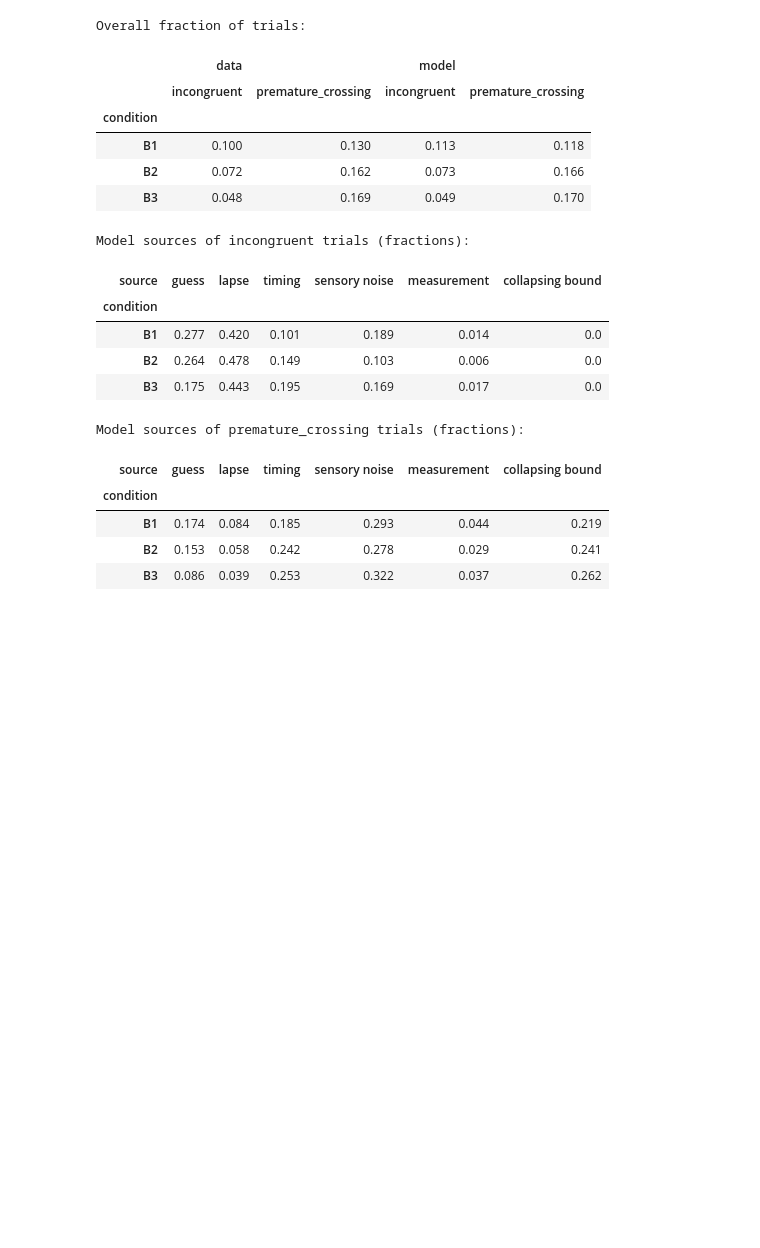
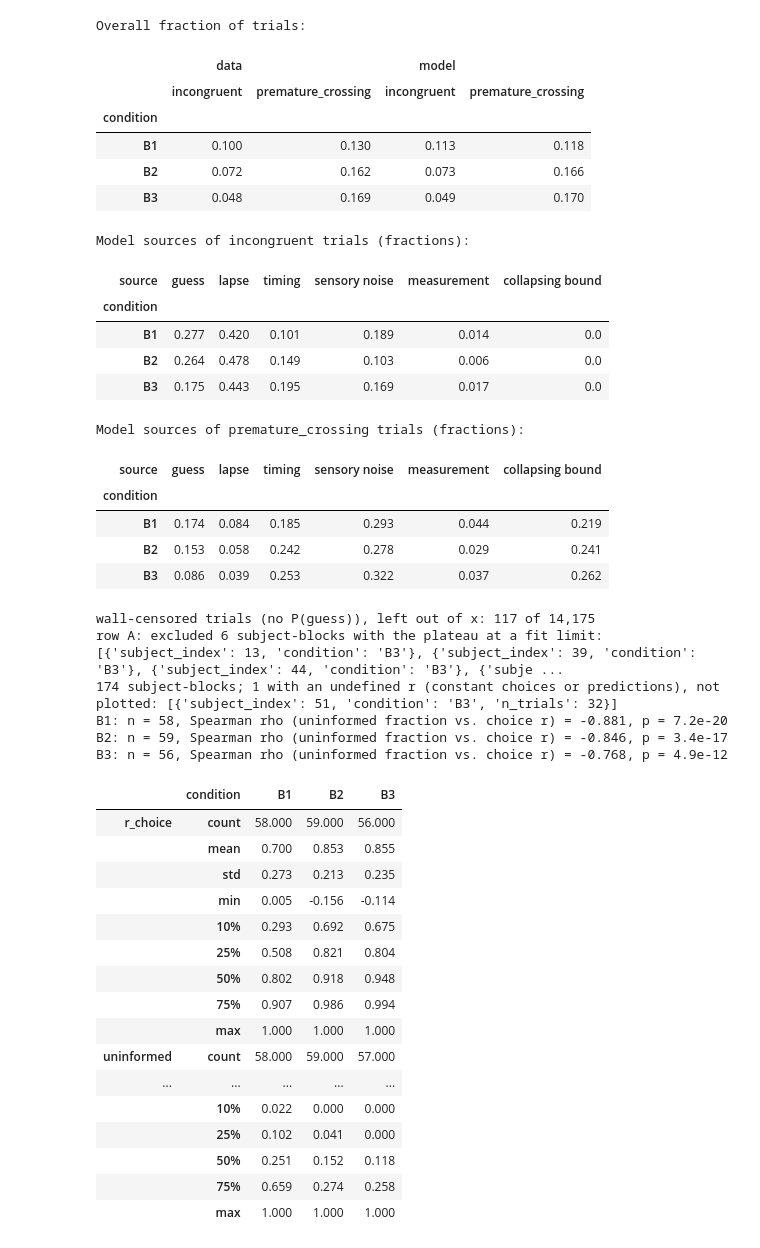
Before and after one commit to TheGoldLab/ms_2026_kalburge_etal_elife, a Jupyter notebook: notebooks/Figure03S03_suboptimalBehavior.ipynb, the cells around one changed output. Drawn from its saved outputs; the diff is of its cells as text; code cells hidden in the pictures; blank space fills up the shorter version.

```diff
--- a/notebooks/Figure03S03_suboptimalBehavior.ipynb
+++ b/notebooks/Figure03S03_suboptimalBehavior.ipynb
@@ -124,6 +139,69 @@ Model sources of premature_crossing trials (fractions):
 | B1 | 0.174 | 0.084 | 0.185 | 0.293 | 0.044 | 0.219 |
 | B2 | 0.153 | 0.058 | 0.242 | 0.278 | 0.029 | 0.241 |
 | B3 | 0.086 | 0.039 | 0.253 | 0.322 | 0.037 | 0.262 |
+# %%
+# Row A, per subject and block (the fit trials of blocks 1-3, no standard filter):
+# - y: Pearson r across trials between the model's P(right | trajectory up to the press, RT) and the
+#   actual choice (0/1): how well the model predicts each choice;
+# - x: estimated fraction of uninformed choices, the mean over trials of
+#   1 - (1 - P(guess)) * (1 - lapse rate), where P(guess) is the posterior probability that the commit
+#   was an early or pure guess (get_commit_type_probabilities) and the lapse rate is the fitted
+#   per-block rate. Wall-censored trials (no defined commit type) are left out of x.
+trials = trials_all[trials_all.condition.isin(BLOCKS)].copy()
+trials['p_right'] = get_choice_probabilities(trials, fits, group_col='condition')
+trials['p_guess'] = get_commit_type_probabilities(trials, fits, group_col='condition')
+lapse = fits.set_index(['subject_index', 'group']).lapse_rate
+trials['uninformed'] = 1 - (1 - trials.p_guess) * (1 - lapse.reindex(pd.MultiIndex.from_arrays(
+    [trials.subject_index, trials.condition])).to_numpy())
+print(f'wall-censored trials (no P(guess)), left out of x: {int(trials.p_guess.isna().sum())} of {len(trials):,}')
+
+def _r(a, b):
+    a, b = np.asarray(a, float), np.asarray(b, float)
+    return np.nan if np.std(a) == 0 or np.std(b) == 0 else np.corrcoef(a, b)[0, 1]
+
+rows = []
+for (subject, b), g in trials.groupby(['subject_index', 'condition']):
+    rows.append({'subject_index': subject, 'condition': b, 'n_trials': len(g),
+                 'r_choice': _r(g.p_right, g.choice), 'uninformed': g.uninformed.mean()})
+per_subject = pd.DataFrame(rows)
+# Subject-blocks with the plateau at a fit limit (no evidence-based stopping) are left out of row A.
+at_limit = fits.loc[get_plateau_at_limit(fits), ['subject_index', 'group']].rename(columns={'group': 'condition'})
+l_lim = per_subject.set_index(['subject_index', 'condition']).index.isin(at_limit.set_index(['subject_index', 'condition']).index)
+print(f'row A: excluded {int(l_lim.sum())} subject-blocks with the plateau at a fit limit: '
+      f'{per_subject.loc[l_lim, ["subject_index", "condition"]].to_dict("records")}')
+per_subject = per_subject[~l_lim]
+undefined = per_subject[per_subject[['r_choice', 'uninformed']].isna().any(axis=1)]
+print(f'{len(per_subject)} subject-blocks; {len(undefined)} with an undefined r (constant choices or predictions), '
+      f'not plotted: {undefined[["subject_index", "condition", "n_trials"]].to_dict("records")}')
+for b, g in per_subject.dropna().groupby('condition'):
+    rho, p = scipy.stats.spearmanr(g.uninformed, g.r_choice)
+    print(f'{b}: n = {len(g)}, Spearman rho (uninformed fraction vs. choice r) = {rho:.3f}, p = {p:.2g}')
+display(per_subject.groupby('condition')[['r_choice', 'uninformed']].describe(percentiles=[0.1, 0.25, 0.5, 0.75])
+        .round(3).T)
+# %% [output]
+wall-censored trials (no P(guess)), left out of x: 117 of 14,175
+row A: excluded 6 subject-blocks with the plateau at a fit limit: [{'subject_index': 13, 'condition': 'B3'}, {'subject_index': 39, 'condition': 'B3'}, {'subject_index': 44, 'condition': 'B3'}, {'subje ...
+174 subject-blocks; 1 with an undefined r (constant choices or predictions), not plotted: [{'subject_index': 51, 'condition': 'B3', 'n_trials': 32}]
+B1: n = 58, Spearman rho (uninformed fraction vs. choice r) = -0.881, p = 7.2e-20
+B2: n = 59, Spearman rho (uninformed fraction vs. choice r) = -0.846, p = 3.4e-17
+B3: n = 56, Spearman rho (uninformed fraction vs. choice r) = -0.768, p = 4.9e-12
+|  | condition | B1 | B2 | B3 |
+| r_choice | count | 58.000 | 59.000 | 56.000 |
+|  | mean | 0.700 | 0.853 | 0.855 |
+|  | std | 0.273 | 0.213 | 0.235 |
+|  | min | 0.005 | -0.156 | -0.114 |
+|  | 10% | 0.293 | 0.692 | 0.675 |
+|  | 25% | 0.508 | 0.821 | 0.804 |
+|  | 50% | 0.802 | 0.918 | 0.948 |
+|  | 75% | 0.907 | 0.986 | 0.994 |
+|  | max | 1.000 | 1.000 | 1.000 |
+| uninformed | count | 58.000 | 59.000 | 57.000 |
+| ... | ... | ... | ... | ... |
+|  | 10% | 0.022 | 0.000 | 0.000 |
+|  | 25% | 0.102 | 0.041 | 0.000 |
+|  | 50% | 0.251 | 0.152 | 0.118 |
+|  | 75% | 0.659 | 0.274 | 0.258 |
+|  | max | 1.000 | 1.000 | 1.000 |
 # %%
 use_figure_style()
 # Guesses and lapses in the colors of Figure 3F. Lapse is solid here: in 3F the hatching marks the lapse share of
```
Also changed, not shown: parts of 3 cells of this notebook, 9 other files.
